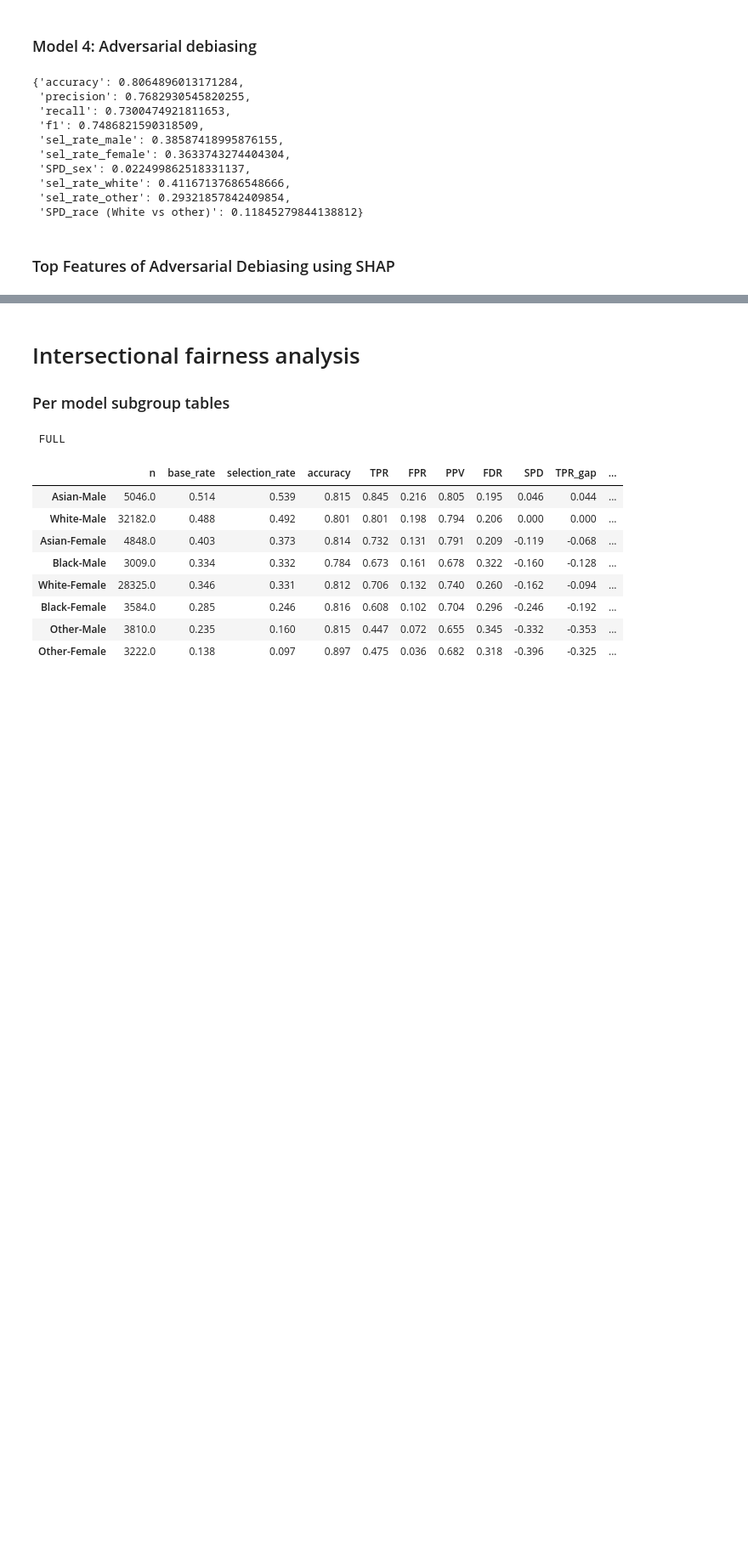
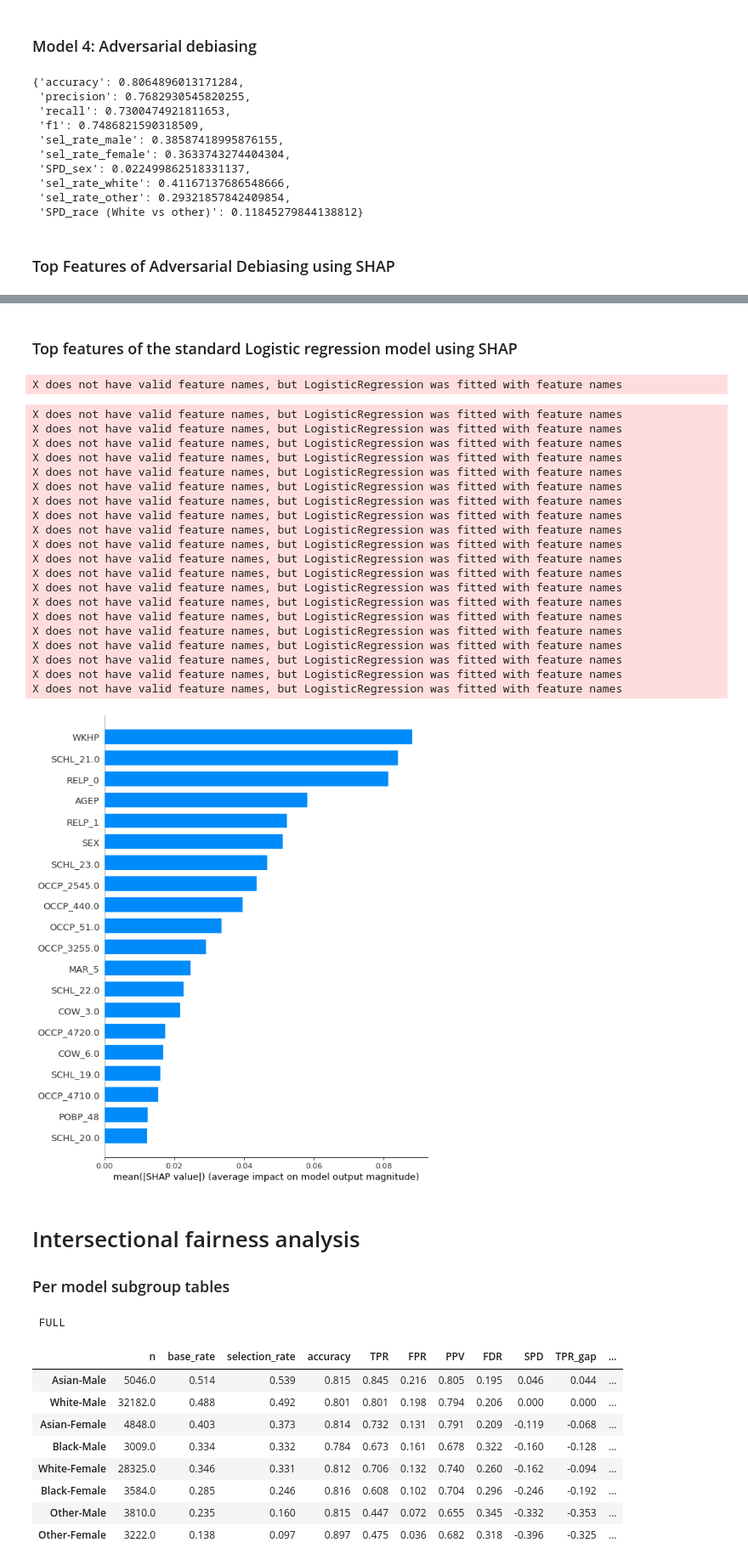
Before and after one commit to Kangerooh/HCML, a Jupyter notebook: HCML_Project.ipynb, the cells around one changed output, grey strips where cells are left out. Shown at 85% size. Cells and saved outputs as stored; diff of their text form; code cells hidden in the pictures; blank space fills up the shorter version.

```diff
--- a/HCML_Project.ipynb
+++ b/HCML_Project.ipynb
@@ -629,3 +629,38 @@ shap.summary_plot(shap_values, X_test_df.drop(columns=['SEX'])[:10], plot_type="
+# %% [markdown]
+### Top features of the standard Logistic regression model using SHAP
+# %%
+def predict_logreg1(X_array):
+    return logreg1.predict(X_array)
+
+background_data2 = shap.sample(X_train_df, 100)
+explainer2 = shap.KernelExplainer(predict_logreg1, background_data2)
+
+shap_values2 = explainer2.shap_values(X_test_df[:10])
+
+shap.summary_plot(shap_values2, X_test_df[:10], plot_type="bar")
+# %% [output]
+X does not have valid feature names, but LogisticRegression was fitted with feature names
+X does not have valid feature names, but LogisticRegression was fitted with feature names
+X does not have valid feature names, but LogisticRegression was fitted with feature names
+X does not have valid feature names, but LogisticRegression was fitted with feature names
+X does not have valid feature names, but LogisticRegression was fitted with feature names
+X does not have valid feature names, but LogisticRegression was fitted with feature names
+X does not have valid feature names, but LogisticRegression was fitted with feature names
+X does not have valid feature names, but LogisticRegression was fitted with feature names
+X does not have valid feature names, but LogisticRegression was fitted with feature names
+X does not have valid feature names, but LogisticRegression was fitted with feature names
+X does not have valid feature names, but LogisticRegression was fitted with feature names
+X does not have valid feature names, but LogisticRegression was fitted with feature names
+X does not have valid feature names, but LogisticRegression was fitted with feature names
+X does not have valid feature names, but LogisticRegression was fitted with feature names
+X does not have valid feature names, but LogisticRegression was fitted with feature names
+X does not have valid feature names, but LogisticRegression was fitted with feature names
+X does not have valid feature names, but LogisticRegression was fitted with feature names
+X does not have valid feature names, but LogisticRegression was fitted with feature names
+X does not have valid feature names, but LogisticRegression was fitted with feature names
+X does not have valid feature names, but LogisticRegression was fitted with feature names
+X does not have valid feature names, but LogisticRegression was fitted with feature names
+[figure, added]
 # %% [markdown]
 # Intersectional fairness analysis
 ### Per model subgroup tables
```
Also changed, not shown: parts of 2 cells of this notebook.
